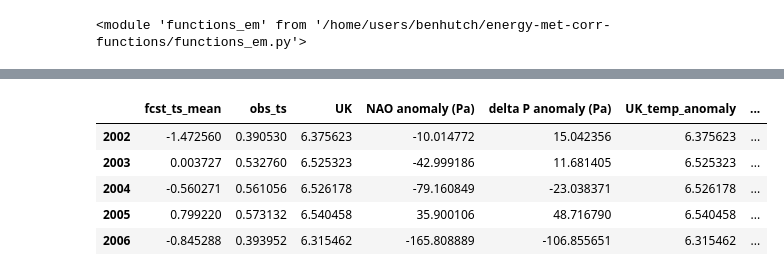
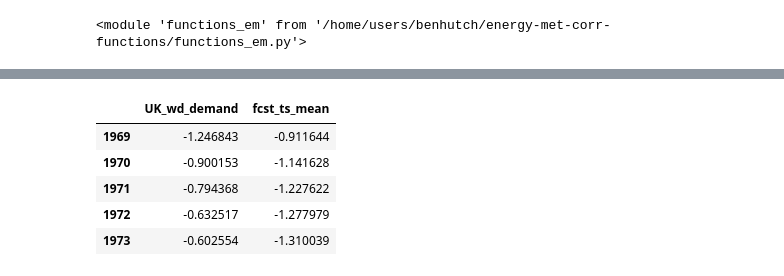
Before and after one commit to benhutchmet/energy-met-corr, a Jupyter notebook: testing-shapefiles.ipynb, the cells around one changed output, grey strips where cells are left out. Saved outputs shown, nothing was run; the diff lists cells and outputs as text; code cells hidden in the pictures.

```diff
--- a/testing-shapefiles.ipynb
+++ b/testing-shapefiles.ipynb
@@ -159,0 +197,3 @@ demand_df.head()
+# %%
+# rename United_Kingdom to UK_wd_demand
+demand_rolling.rename(columns={"United_Kingdom": "UK_wd_demand"}, inplace=True)
@@ -159,0 +220,9 @@ demand_df.head()
+# %%
+# Set the index of the demand_rolling to be the date in years + 5
+demand_rolling.index = demand_rolling.index
+
+# set just as the years
+demand_rolling.index = demand_rolling.index.year
+# %%
+# join the two dataframes: merged_df and demand_rolling
+combined_df = merged_df.join(demand_rolling, how="inner")
@@ -159,0 +239,3 @@ demand_df.head()
+# %%
+# throw away all columns apart from the UK_wd_demand and "t2m anomaly mean"
+combined_df_subset = combined_df[["UK_wd_demand", "fcst_ts_mean"]]
@@ -774,11 +858,11 @@ plt.show()
 # %%
 merged_df_full.head()
 # %%
-filtered_df.head()
+combined_df_subset.head()
 # %% [output]
-|  | fcst_ts_mean | obs_ts | UK | NAO anomaly (Pa) | delta P anomaly (Pa) | UK_temp_anomaly | ... |
-| 2002 | -1.472560 | 0.390530 | 6.375623 | -10.014772 | 15.042356 | 6.375623 | ... |
-| 2003 | 0.003727 | 0.532760 | 6.525323 | -42.999186 | 11.681405 | 6.525323 | ... |
-| 2004 | -0.560271 | 0.561056 | 6.526178 | -79.160849 | -23.038371 | 6.526178 | ... |
-| 2005 | 0.799220 | 0.573132 | 6.540458 | 35.900106 | 48.716790 | 6.540458 | ... |
-| 2006 | -0.845288 | 0.393952 | 6.315462 | -165.808889 | -106.855651 | 6.315462 | ... |
+|  | UK_wd_demand | fcst_ts_mean |
+| 1969 | -1.246843 | -0.911644 |
+| 1970 | -0.900153 | -1.141628 |
+| 1971 | -0.794368 | -1.227622 |
+| 1972 | -0.632517 | -1.277979 |
+| 1973 | -0.602554 | -1.310039 |
```
Also changed, not shown: parts of 18 cells of this notebook, 1 other file.
